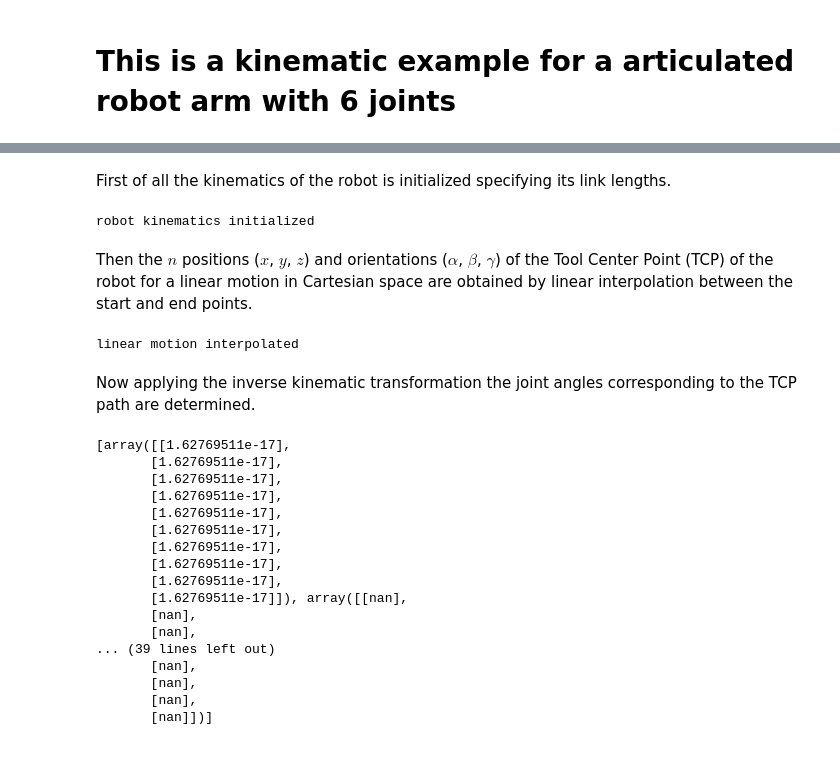
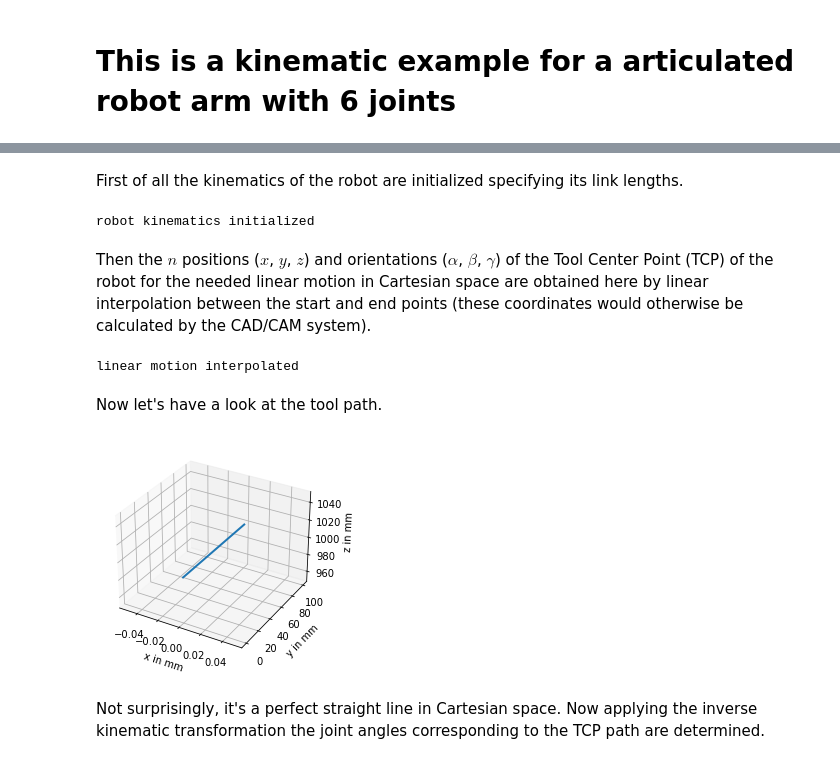
Before and after one commit to chrisgoll/BMBF-CLeaR-Pro, a Jupyter notebook: kinematic_example.ipynb, the cells around one changed output, grey strips where cells are left out. Cells and saved outputs as stored; diff of their text form; code cells hidden in the pictures.

```diff
--- a/kinematic_example.ipynb
+++ b/kinematic_example.ipynb
@@ -3,4 +17,4 @@
 # %% [markdown]
-First of all the kinematics of the robot is initialized specifying its link lengths.
+First of all the kinematics of the robot are initialized specifying its link lengths.
 # %%
 import RobotClass as rc
@@ -19,36 +36,22 @@ kin = rc.kinematic(dh_parameter)
 # %% [output]
 robot kinematics initialized
 # %% [markdown]
-Then the $n$ positions ($x$, $y$, $z$) and orientations ($\alpha$, $\beta$, $\gamma$) of the Tool Center Point (TCP) of the robot for a linear motion in Cartesian space are obtained by linear interpolation between the start and end points.
+Then the $n$ positions ($x$, $y$, $z$) and orientations ($\alpha$, $\beta$, $\gamma$) of the Tool Center Point (TCP) of the robot for the needed linear motion in Cartesian space are obtained here by linear interpolation between the start and end points (these coordinates would otherwise be calculated by the CAD/CAM system).
 # %%
 tcp_xyz_abg = kin.linear_interpolation(
-    [1000, 0, 2000], [1000, 0, 500],
+    [0, 0, 1000], [0, 100, 1000],
     [90, 0, 90], [90, 0, 90],
     10
     )
 # %% [output]
 linear motion interpolated
+# %% [markdown]
+Now let's have a look at the tool path.
+# %%
+kin.plot_tcp_3d([tcp_xyz_abg])
+# %% [output]
+[figure, added]
 # %% [markdown]
-Now applying the inverse kinematic transformation the joint angles corresponding to the TCP path are determined.
+Not surprisingly, it's a perfect straight line in Cartesian space. Now applying the inverse kinematic transformation the joint angles corresponding to the TCP path are determined.
 # %%
 joint_angles = kin.inverse(tcp_xyz_abg)
-# %%
-print(joint_angles)
-# %% [output]
-[array([[1.62769511e-17],
-       [1.62769511e-17],
-       [1.62769511e-17],
-       [1.62769511e-17],
-       [1.62769511e-17],
-       [1.62769511e-17],
-       [1.62769511e-17],
-       [1.62769511e-17],
-       [1.62769511e-17],
-       [1.62769511e-17]]), array([[nan],
-       [nan],
-       [nan],
-... (39 lines left out)
-       [nan],
-       [nan],
-       [nan],
-       [nan]])]
```
Also changed, not shown: parts of 5 cells of this notebook, 1 other file.
